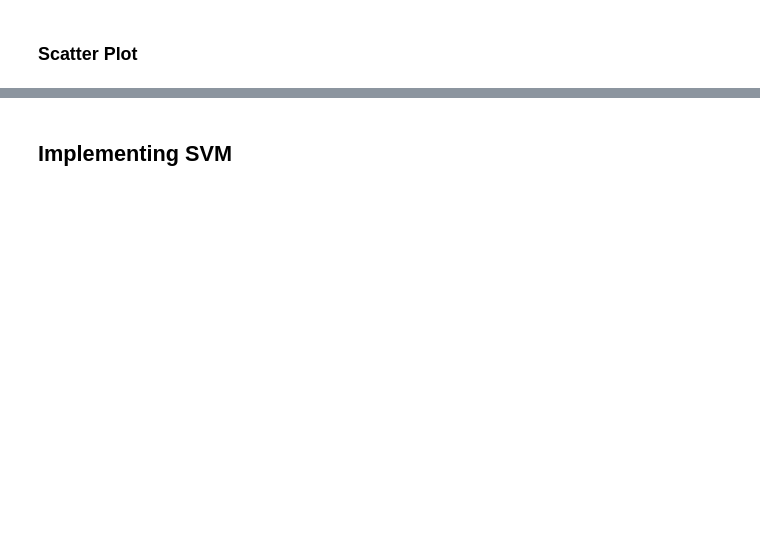
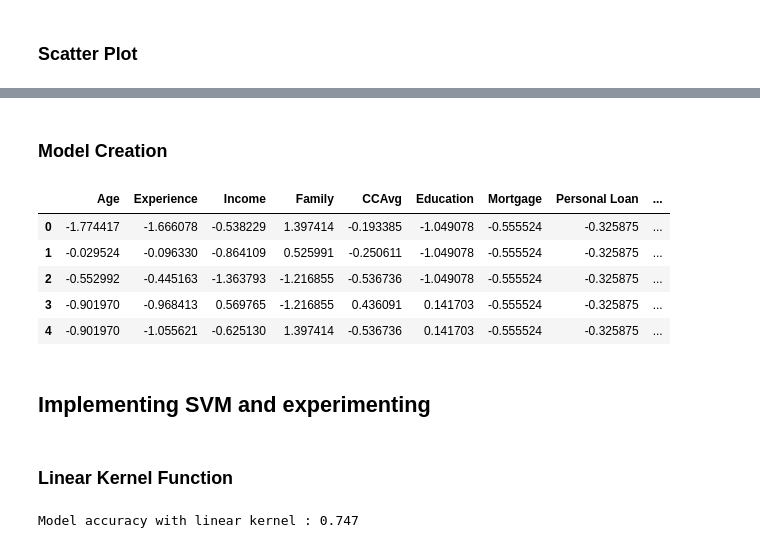
Before and after one commit to therealmai/Intelligent_Systems, a Jupyter notebook: Programming_Exercises/7_Linear and Non-Linear SVM, Regression Trees/Linear&Non-Linear_SVM_Exercise.ipynb, the cells around one changed output, grey strips where cells are left out. Cells and saved outputs as stored; diff of their text form; code cells hidden in the pictures; blank space fills up the shorter version.

```diff
--- a/Programming_Exercises/7_Linear and Non-Linear SVM, Regression Trees/Linear&Non-Linear_SVM_Exercise.ipynb
+++ b/Programming_Exercises/7_Linear and Non-Linear SVM, Regression Trees/Linear&Non-Linear_SVM_Exercise.ipynb
@@ -42,9 +75,25 @@ plt.scatter(one_class['Income'], one_class['Experience'], color = 'red', marker=
+# %% [markdown]
+### Model Creation
+# %%
+# Scaling the data using Standard Scaler
+from sklearn.preprocessing import StandardScaler
+scaler = StandardScaler()
+scaled = scaler.fit(df1.drop('CreditCard',axis=1)).transform(df1.drop('CreditCard',axis=1))
+df_scaled = pd.DataFrame(scaled, columns=df1.columns[:-1])
+df_scaled.head()
+# %% [output]
+|  | Age | Experience | Income | Family | CCAvg | Education | Mortgage | Personal Loan | ... |
+| 0 | -1.774417 | -1.666078 | -0.538229 | 1.397414 | -0.193385 | -1.049078 | -0.555524 | -0.325875 | ... |
+| 1 | -0.029524 | -0.096330 | -0.864109 | 0.525991 | -0.250611 | -1.049078 | -0.555524 | -0.325875 | ... |
+| 2 | -0.552992 | -0.445163 | -1.363793 | -1.216855 | -0.536736 | -1.049078 | -0.555524 | -0.325875 | ... |
+| 3 | -0.901970 | -0.968413 | 0.569765 | -1.216855 | 0.436091 | 0.141703 | -0.555524 | -0.325875 | ... |
+| 4 | -0.901970 | -1.055621 | -0.625130 | 1.397414 | -0.536736 | 0.141703 | -0.555524 | -0.325875 | ... |
 # %%
 # Splitting the columns in to dependent variable (x) and independent variable (y).
 x = df_scaled
 y = df1['CreditCard']
 # %% [markdown]
-## Implementing SVM
+## Implementing SVM and experimenting
 # %%
 
 # Split data in to train and test
@@ -54,11 +103,15 @@ from sklearn.svm import SVC
 from sklearn.metrics import accuracy_score
 from sklearn.metrics import confusion_matrix
 from sklearn.metrics import classification_report
+# %% [markdown]
+### Linear Kernel Function
 # %%
 # Apply SVM model using Linear Kernel function
 linear_classifier=SVC(kernel='linear').fit(x_train,y_train)
 y_pred = linear_classifier.predict(x_test)
 print('Model accuracy with linear kernel : {0:0.3f}'. format(accuracy_score(y_test, y_pred)))
+# %% [output]
+Model accuracy with linear kernel : 0.747
 # %%
 # Confusion Matrix
 cm = confusion_matrix(y_test, y_pred)
```
Also changed, not shown: parts of 21 cells of this notebook.
